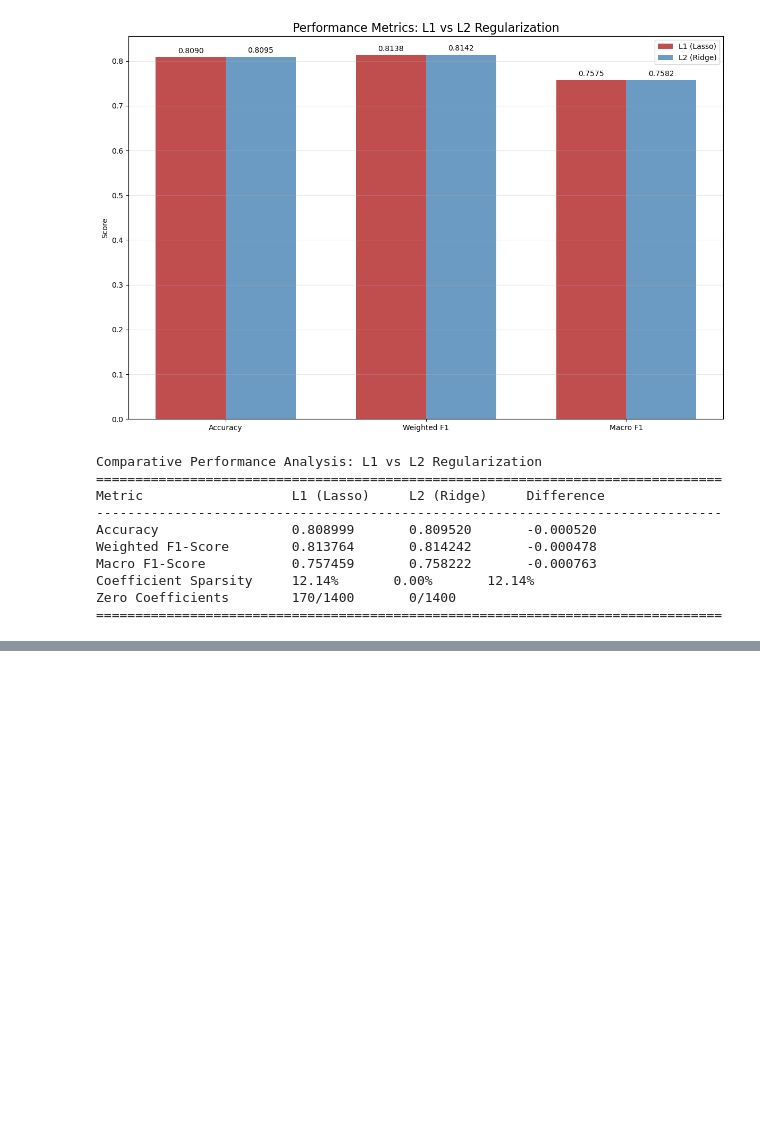
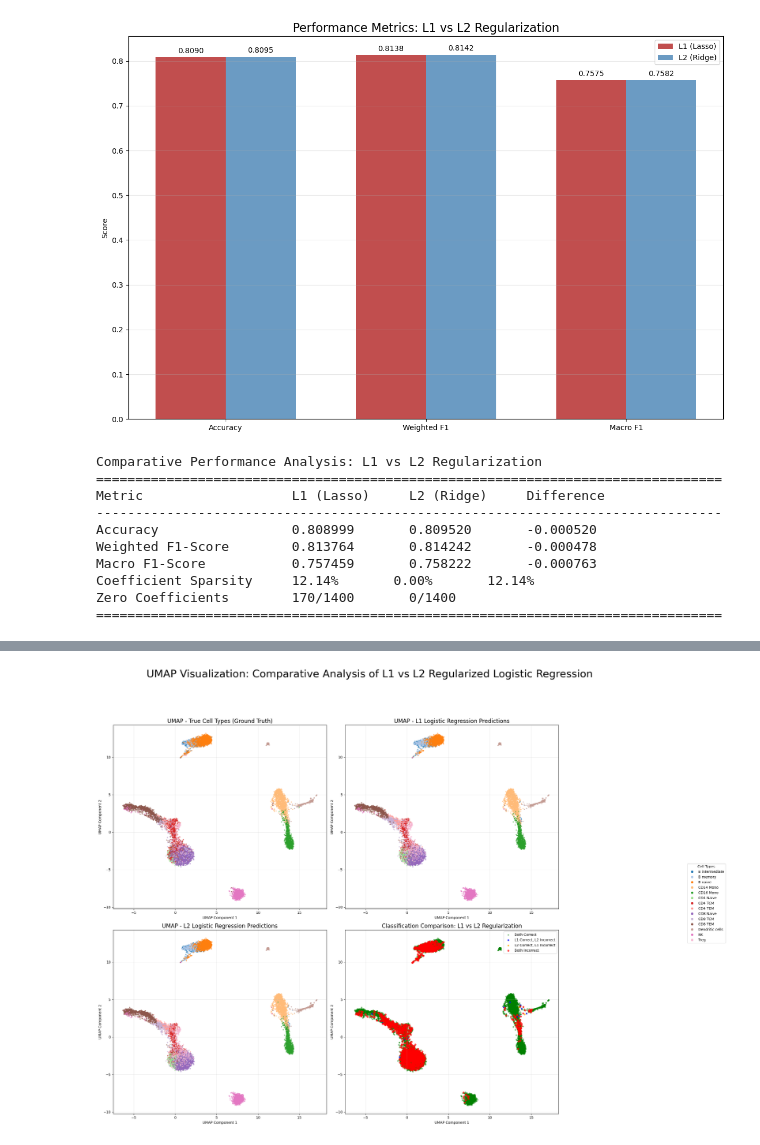
Before and after one commit to rajantidke/ML_immune_cell_type_classifier, a Jupyter notebook: Notebooks/3_Supervised_Learning.ipynb, the cells around one changed output, grey strips where cells are left out. Saved outputs shown, nothing was run; the diff lists cells and outputs as text; code cells hidden in the pictures; blank space fills up the shorter version.

Commit message:
Complete L1/L2 Logistic Regression: UMAP comparison, disagreement analysis, test evaluation, model persistence

```diff
--- a/Notebooks/3_Supervised_Learning.ipynb
+++ b/Notebooks/3_Supervised_Learning.ipynb
@@ -1223,0 +1236,81 @@ Zero Coefficients        170/1400       0/1400
+# %%
+if "X_val_umap" not in locals():
+    print("Generating UMAP embedding for visualization...")
+    reducer = umap.UMAP(n_components=2, n_neighbors=30, min_dist=0.3, random_state=RAND_SEED)
+    X_val_umap = reducer.fit_transform(X_val)
+
+fig, axes = plt.subplots(2, 2, figsize=(22, 18))
+
+unique_cell_types = np.unique(meta_val["CellType"])
+n_colors = len(unique_cell_types)
+color_palette = sns.color_palette("tab20", n_colors=min(20, n_colors))
+color_palette += sns.color_palette("tab20b", n_colors=max(0, n_colors - 20))
+color_dict = {cell_type: color_palette[i % len(color_palette)] for i, cell_type in enumerate(unique_cell_types)}
+
+for cell_type in unique_cell_types:
+    mask = (meta_val["CellType"] == cell_type)
+    axes[0, 0].scatter(X_val_umap[mask, 0],
+                       X_val_umap[mask, 1],
+                       s=10, color=color_dict[cell_type],
+                       alpha=0.7,
+                       edgecolor="none")
+axes[0, 0].set_title("UMAP - True Cell Types (Ground Truth)", fontsize=16)
+axes[0, 0].set_xlabel("UMAP Component 1")
+axes[0, 0].set_ylabel("UMAP Component 2")
+axes[0, 0].grid(alpha=0.3)
+
+predicted_cell_types_l1 = label_encoder.inverse_transform(y_val_pred_lr_l1)
+for cell_type in unique_cell_types:
+    mask = (predicted_cell_types_l1 == cell_type)
+    axes[0, 1].scatter(X_val_umap[mask, 0],
+                       X_val_umap[mask, 1],
+                       s=10,
+                       color=color_dict[cell_type],
+                       alpha=0.7,
+                       edgecolor="none")
+axes[0, 1].set_title("UMAP - L1 Logistic Regression Predictions", fontsize=16)
+axes[0, 1].set_xlabel("UMAP Component 1")
+axes[0, 1].set_ylabel("UMAP Component 2")
+axes[0, 1].grid(alpha=0.3)
+
+predicted_cell_types_l2 = label_encoder.inverse_transform(y_val_pred_lr_l2)
+for cell_type in unique_cell_types:
+    mask = (predicted_cell_types_l2 == cell_type)
+    axes[1, 0].scatter(X_val_umap[mask, 0],
+                       X_val_umap[mask, 1],
+                       s=10,
+                       color=color_dict[cell_type],
+                       alpha=0.7,
+                       edgecolor="none")
+axes[1, 0].set_title("UMAP - L2 Logistic Regression Predictions", fontsize=16)
+axes[1, 0].set_xlabel("UMAP Component 1")
+axes[1, 0].set_ylabel("UMAP Component 2")
+axes[1, 0].grid(alpha=0.3)
+
+correct_mask_l1 = (y_val_pred_lr_l1 == y_val)
+correct_mask_l2 = (y_val_pred_lr_l2 == y_val)
+
+both_correct = correct_mask_l1 & correct_mask_l2
+l1_only_correct = correct_mask_l1 & ~correct_mask_l2
+l2_only_correct = ~correct_mask_l1 & correct_mask_l2
+both_incorrect = ~correct_mask_l1 & ~correct_mask_l2
+
+axes[1, 1].scatter(X_val_umap[both_correct, 0], X_val_umap[both_correct, 1], s=10, color="green", alpha=0.5, label="Both Correct")
+axes[1, 1].scatter(X_val_umap[l1_only_correct, 0], X_val_umap[l1_only_correct, 1], s=15, color="blue", alpha=0.7, label="L1 Correct, L2 Incorrect")
+axes[1, 1].scatter(X_val_umap[l2_only_correct, 0], X_val_umap[l2_only_correct, 1], s=15, color="orange", alpha=0.7, label="L2 Correct, L1 Incorrect")
+axes[1, 1].scatter(X_val_umap[both_incorrect, 0], X_val_umap[both_incorrect, 1], s=20, color="red", alpha=0.7, label="Both Incorrect")
+axes[1, 1].set_title("Classification Comparison: L1 vs L2 Regularization", fontsize=16)
+axes[1, 1].set_xlabel("UMAP Component 1")
+axes[1, 1].set_ylabel("UMAP Component 2")
+axes[1, 1].legend(fontsize=10, loc="upper right")
+axes[1, 1].grid(alpha=0.3)
+
+handles = [plt.Line2D([0], [0], marker="o", color="w", markerfacecolor=color_dict[ct], markersize=8) for ct in unique_cell_types]
+fig.legend(handles, unique_cell_types, loc="center right", title="Cell Types", bbox_to_anchor=(1.15, 0.5), fontsize=10)
+
+plt.suptitle("UMAP Visualization: Comparative Analysis of L1 vs L2 Regularized Logistic Regression", fontsize=30, y=1.02)
+plt.tight_layout(rect=[0, 0, 0.85, 0.95])
+plt.savefig(os.path.join(PLOT_DIR, "umap_l1_l2_comparison.png"), dpi=300, bbox_inches="tight")
+plt.show()
+# %% [output]
+[figure, added]
```
Also changed, not shown: parts of 15 cells of this notebook, 11 other files.
